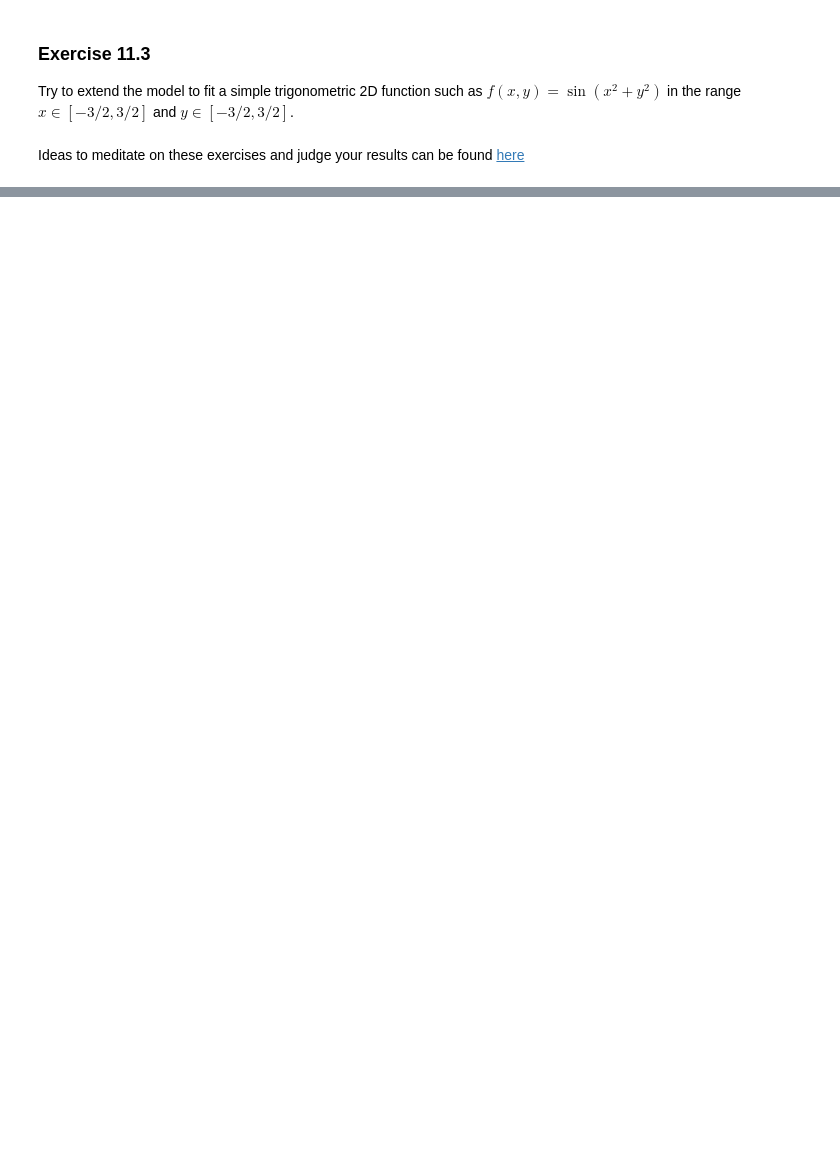
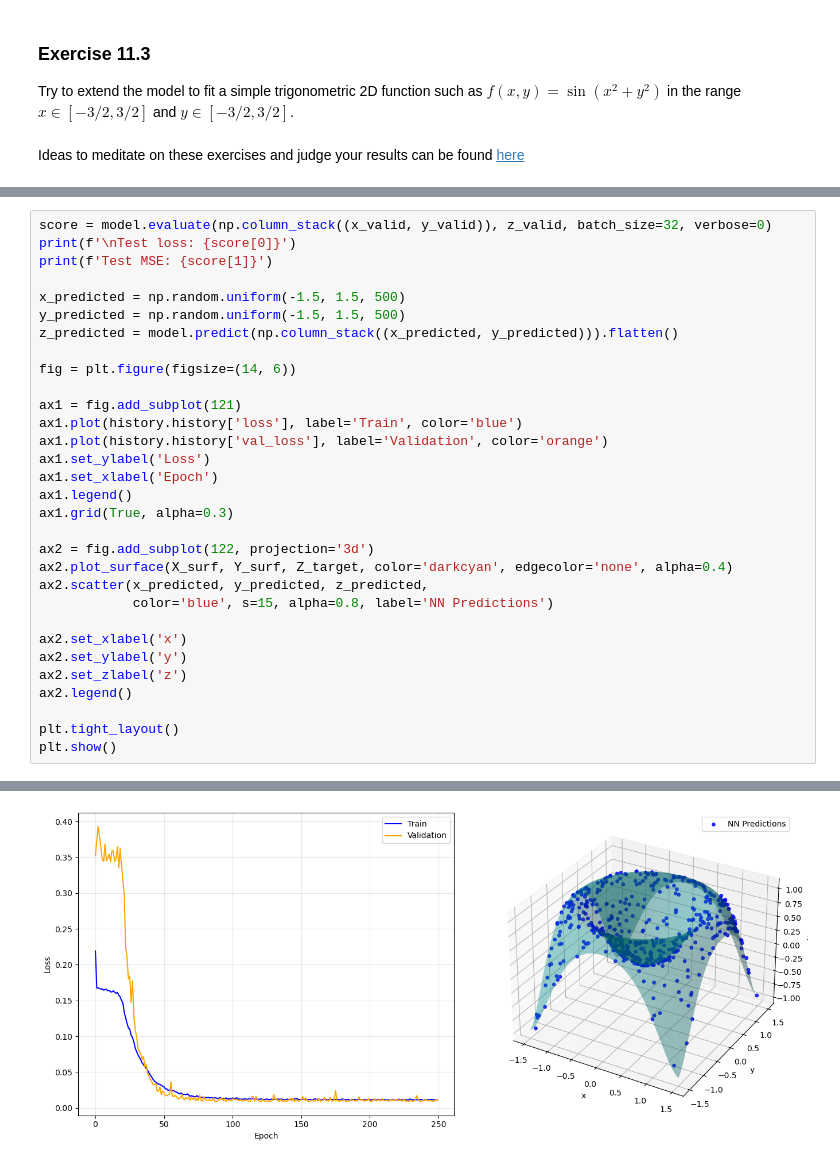
Before and after one commit to SMDP02/Numerical-Simulation---AA-2024-2025, a Jupyter notebook: DiPaolo_Lecture11.ipynb, the cells around one changed output, grey strips where cells are left out. Drawn from its saved outputs; the diff is of its cells as text; blank space fills up the shorter version.

```diff
--- a/DiPaolo_Lecture11.ipynb
+++ b/DiPaolo_Lecture11.ipynb
@@ -427,0 +501,32 @@ plt.show()
+# %%
+score = model.evaluate(np.column_stack((x_valid, y_valid)), z_valid, batch_size=32, verbose=0)
+print(f'\nTest loss: {score[0]}')
+print(f'Test MSE: {score[1]}')
+
+x_predicted = np.random.uniform(-1.5, 1.5, 500)
+y_predicted = np.random.uniform(-1.5, 1.5, 500)
+z_predicted = model.predict(np.column_stack((x_predicted, y_predicted))).flatten()
+
+fig = plt.figure(figsize=(14, 6))
+
+ax1 = fig.add_subplot(121)
+ax1.plot(history.history['loss'], label='Train', color='blue')
+ax1.plot(history.history['val_loss'], label='Validation', color='orange')
+ax1.set_ylabel('Loss')
+ax1.set_xlabel('Epoch')
+ax1.legend()
+ax1.grid(True, alpha=0.3)
+
+ax2 = fig.add_subplot(122, projection='3d')
+ax2.plot_surface(X_surf, Y_surf, Z_target, color='darkcyan', edgecolor='none', alpha=0.4)
+ax2.scatter(x_predicted, y_predicted, z_predicted,
+            color='blue', s=15, alpha=0.8, label='NN Predictions')
+
+ax2.set_xlabel('x')
+ax2.set_ylabel('y')
+ax2.set_zlabel('z')
+ax2.legend()
+
+plt.tight_layout()
+plt.show()
+# %% [output]
@@ -427,0 +536 @@ plt.show()
+[figure, added]
```
Also changed, not shown: parts of 35 cells of this notebook.
